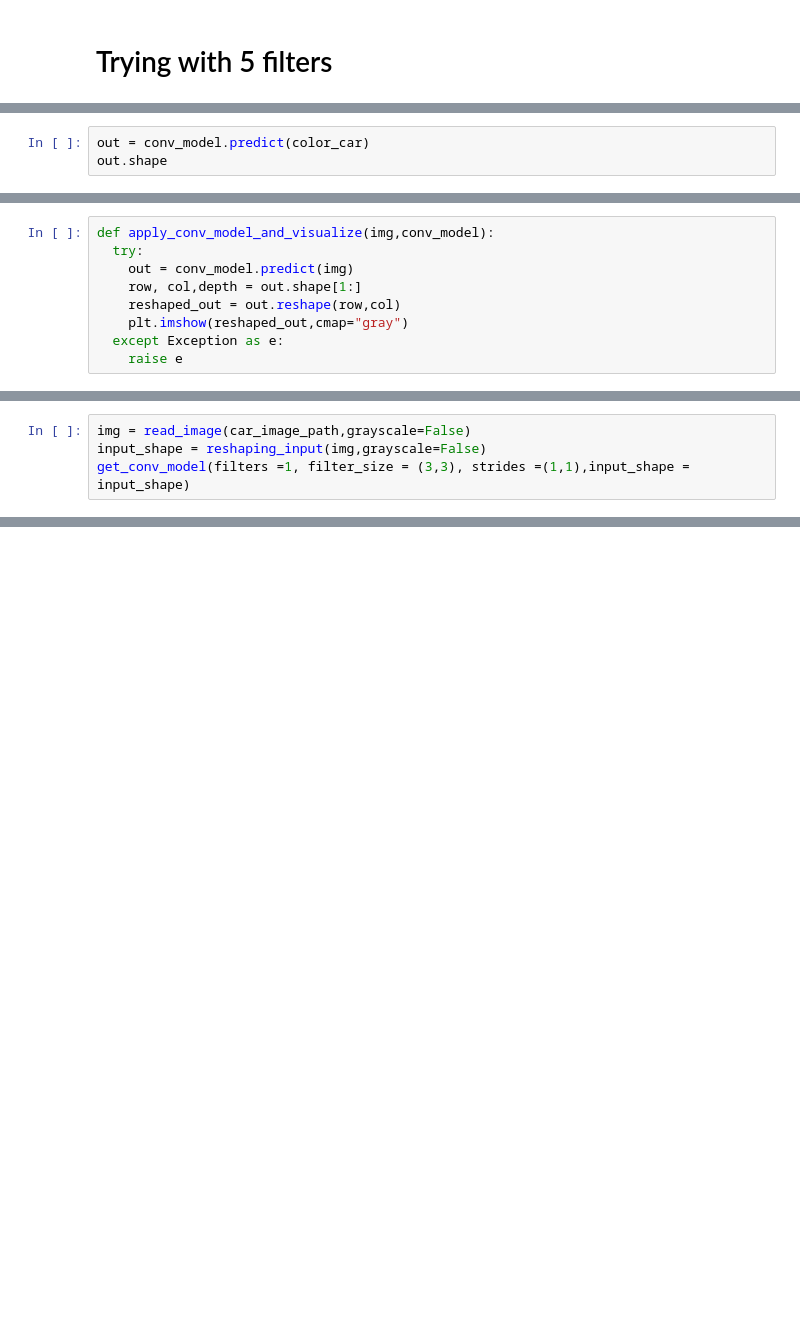
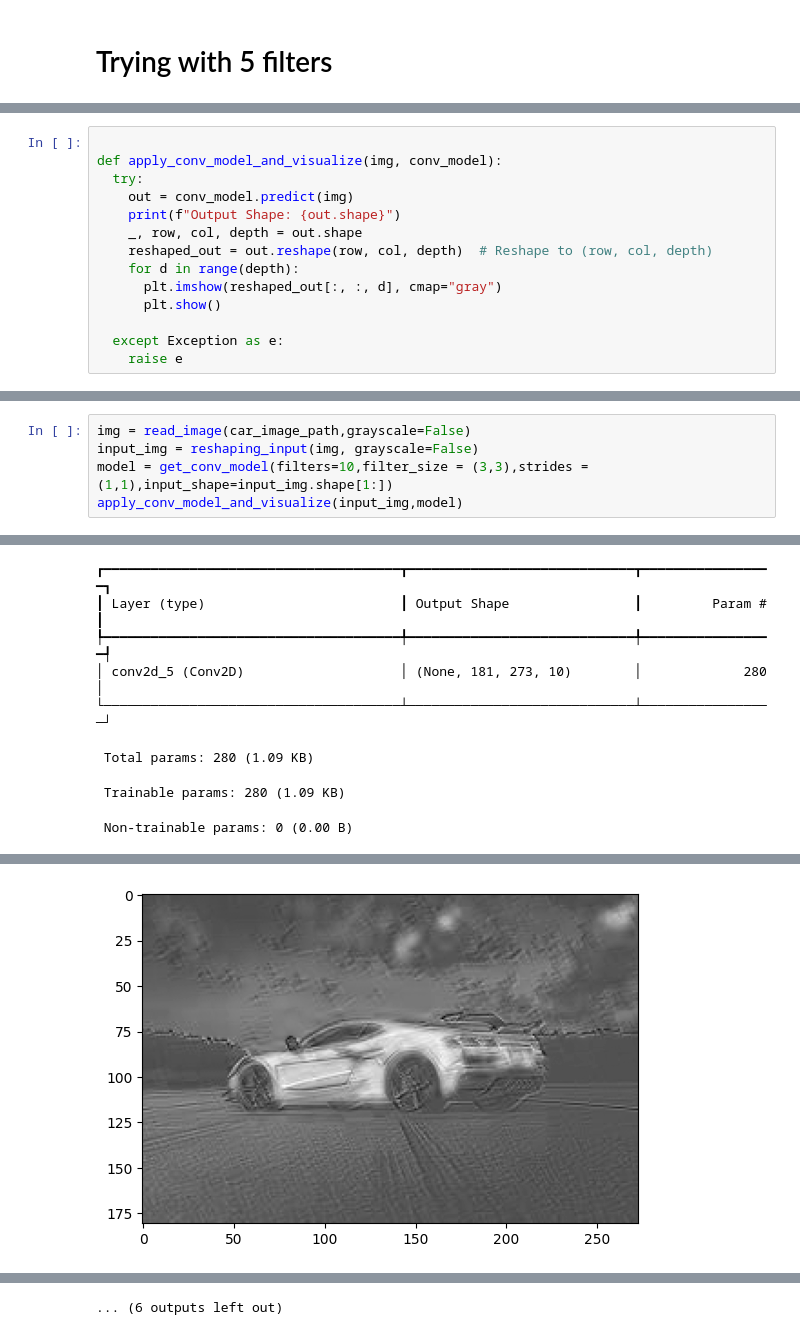
Before and after one commit to sarithamiryala/DeepLearning, a Jupyter notebook: POC_for_Convolution_and_Pooling.ipynb, the cells around one changed output, grey strips where cells are left out. Cells and saved outputs as stored; diff of their text form; blank space fills up the shorter version.

```diff
--- a/POC_for_Convolution_and_Pooling.ipynb
+++ b/POC_for_Convolution_and_Pooling.ipynb
@@ -190,3 +174,0 @@ Model: "sequential_7"
-# %%
-out = conv_model.predict(color_car)
-out.shape
@@ -204,12 +183,17 @@ def get_conv_model(filters =1, filter_size = (3,3), strides =(1,1),input_shape =
   conv_model.summary()
   return conv_model
 # %%
-def apply_conv_model_and_visualize(img,conv_model):
+
+def apply_conv_model_and_visualize(img, conv_model):
   try:
     out = conv_model.predict(img)
-    row, col,depth = out.shape[1:]
-    reshaped_out = out.reshape(row,col)
-    plt.imshow(reshaped_out,cmap="gray")
+    print(f"Output Shape: {out.shape}")
+    _, row, col, depth = out.shape
+    reshaped_out = out.reshape(row, col, depth)  # Reshape to (row, col, depth)
+    for d in range(depth):
+      plt.imshow(reshaped_out[:, :, d], cmap="gray")
+      plt.show()
+
   except Exception as e:
     raise e
 # %%
@@ -225,7 +209,8 @@ def reshaping_input(img,grayscale=True):
   return color_img
 # %%
 img = read_image(car_image_path,grayscale=False)
-input_shape = reshaping_input(img,grayscale=False)
-get_conv_model(filters =1, filter_size = (3,3), strides =(1,1),input_shape = input_shape)
+input_img = reshaping_input(img, grayscale=False)
+model = get_conv_model(filters=10,filter_size = (3,3),strides = (1,1),input_shape=input_img.shape[1:])
+apply_conv_model_and_visualize(input_img,model)
 # %% [output]
 [figure]
@@ -232,0 +218,8 @@ ValueError: Invalid dtype: ndarray
+┏━━━━━━━━━━━━━━━━━━━━━━━━━━━━━━━━━━━━━━┳━━━━━━━━━━━━━━━━━━━━━━━━━━━━━┳━━━━━━━━━━━━━━━━━┓
+┃ Layer (type)                         ┃ Output Shape                ┃         Param # ┃
+┡━━━━━━━━━━━━━━━━━━━━━━━━━━━━━━━━━━━━━━╇━━━━━━━━━━━━━━━━━━━━━━━━━━━━━╇━━━━━━━━━━━━━━━━━┩
+│ conv2d_5 (Conv2D)                    │ (None, 181, 273, 10)        │             280 │
+└──────────────────────────────────────┴─────────────────────────────┴─────────────────┘
+ Total params: 280 (1.09 KB)
+ Trainable params: 280 (1.09 KB)
+ Non-trainable params: 0 (0.00 B)
@@ -232,0 +229 @@ ValueError: Invalid dtype: ndarray
+[figure, added]
@@ -232,0 +233 @@ ValueError: Invalid dtype: ndarray
+... (6 outputs left out)
```
Also changed, not shown: parts of 15 cells of this notebook.
